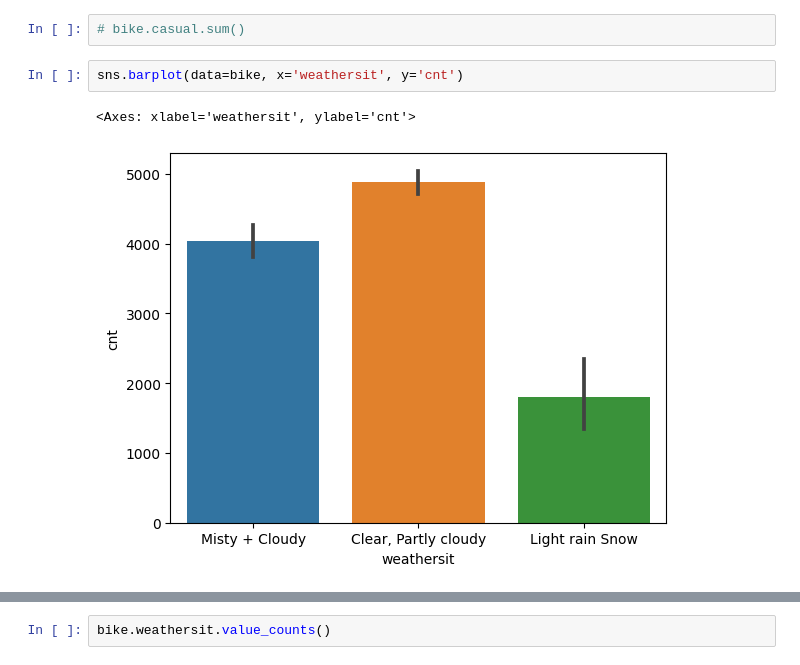
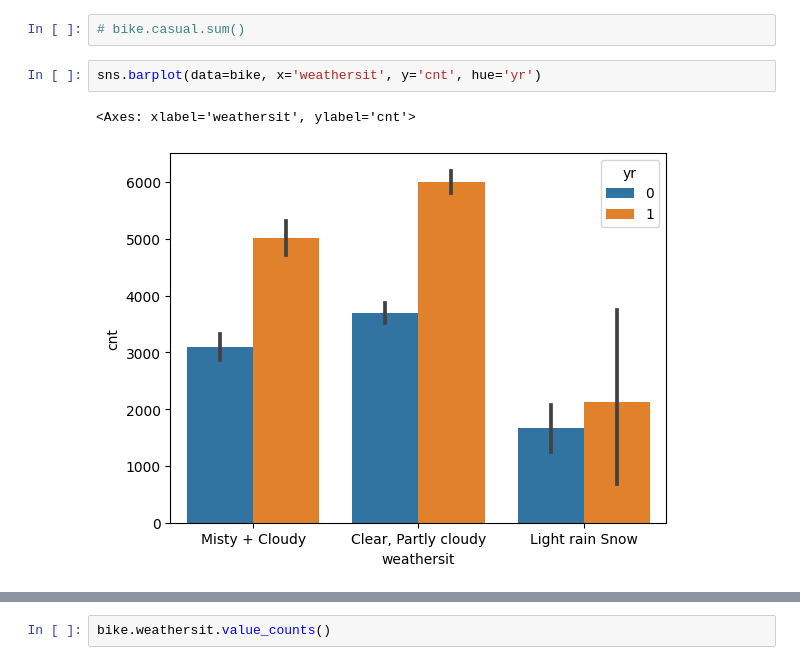
Before and after one commit to VishalVema/BOOMBIKE_MLR_ASSIGNMENT, a Jupyter notebook: bike sharing.ipynb, the cells around one changed output, grey strips where cells are left out. Cells and saved outputs as stored; diff of their text form.

```diff
--- a/bike sharing.ipynb
+++ b/bike sharing.ipynb
@@ -276,7 +279,7 @@ sns.barplot(x='mnth', y='cnt', hue='yr', data=bike)
 # %%
 # bike.casual.sum()
 # %%
-sns.barplot(data=bike, x='weathersit', y='cnt')
+sns.barplot(data=bike, x='weathersit', y='cnt', hue='yr')
 # %% [output]
 <Axes: xlabel='weathersit', ylabel='cnt'>
-[figure, old version]
+[figure, new version]
```
Also changed, not shown: parts of 24 cells of this notebook.
